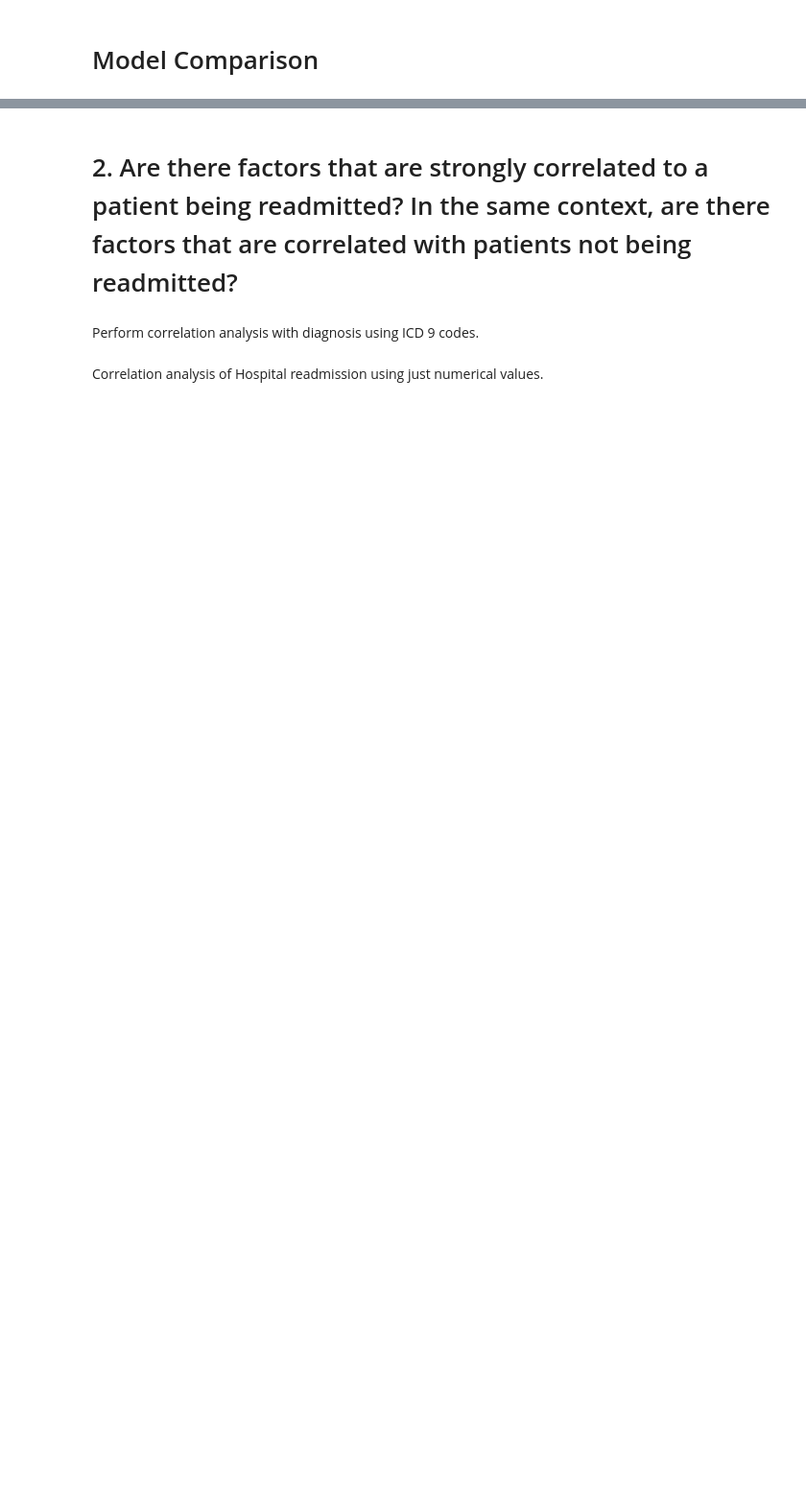
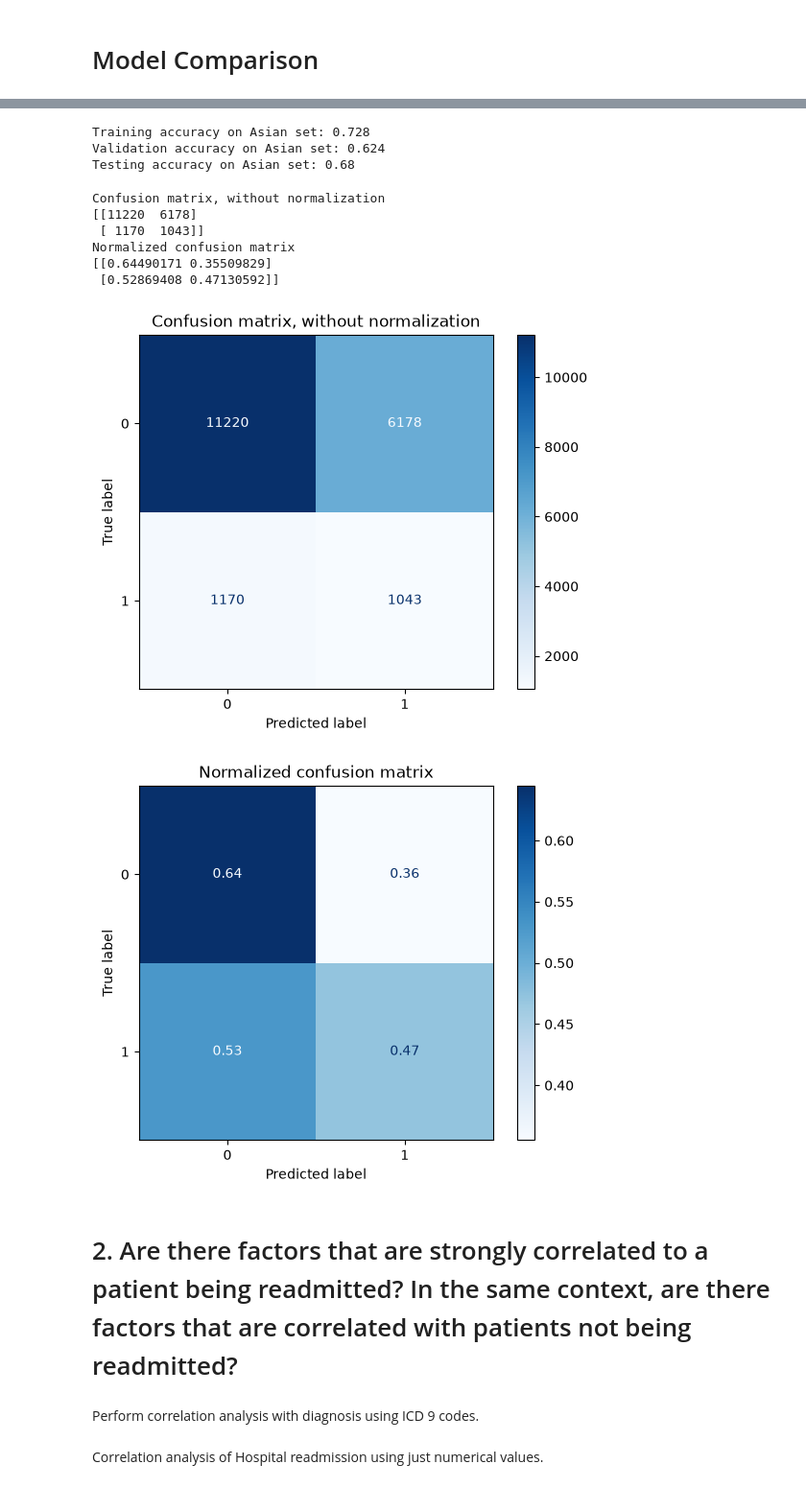
Before and after one commit to benly03/Hospital_readmission, a Jupyter notebook: Hospital_Readmission.ipynb, the cells around one changed output, grey strips where cells are left out. Shown at 96% size. Drawn from its saved outputs; the diff is of its cells as text; code cells hidden in the pictures; blank space fills up the shorter version.

```diff
--- a/Hospital_Readmission.ipynb
+++ b/Hospital_Readmission.ipynb
@@ -1057,3 +841,52 @@ plt.show()
+# %%
+asian_pred_LogR = LogisticRegression(max_iter = 1000, random_state= 42, class_weight='balanced')
+asian_pred_LogR.fit(X_train_asian, y_train_asian)
+
+asian_pred_train_LogR = asian_pred_LogR.predict(X_train_asian)
+asian_pred_val_LogR = asian_pred_LogR.predict(X_val_asian)
+asian_pred_test_logR = asian_pred_LogR.predict(X_test_asian)
+
+print(f"Training accuracy on Asian set: {accuracy_score(y_train_asian, asian_pred_train_LogR)}")
+print(f"Validation accuracy on Asian set: {accuracy_score(y_val_asian, asian_pred_val_LogR)}")
+print(f"Testing accuracy on Asian set: {accuracy_score(y_test_asian, asian_pred_test_logR)}")
+# %% [output]
+Training accuracy on Asian set: 0.728
+Validation accuracy on Asian set: 0.624
+Testing accuracy on Asian set: 0.68
+# %%
+class_names = [0, 1]
+
+titles_options = [
+    ("Confusion matrix, without normalization", None),
+    ("Normalized confusion matrix", "true"),
+]
+for title, normalize in titles_options:
+    disp = ConfusionMatrixDisplay.from_estimator(
+        asian_pred_LogR,
+        X_test,
+        y_test,
+        display_labels=class_names,
+        cmap=plt.cm.Blues,
+        normalize=normalize,
+    )
+    disp.ax_.set_title(title)
+
+    print(title)
+    print(disp.confusion_matrix)
+
+plt.show()
+
+#Sensitivity = TP / (TP + FN) = 0.90, Specificity = TN / (TN + FP) = 0.14
+#PPV = TP / (TP + FP) = 0.77, NPV = TN / (TN + FP) = 0.29
+# %% [output]
+Confusion matrix, without normalization
+[[11220  6178]
+ [ 1170  1043]]
+Normalized confusion matrix
+[[0.64490171 0.35509829]
+ [0.52869408 0.47130592]]
+[figure, added]
+[figure, added]
 # %% [markdown]
 # 2. Are there factors that are strongly correlated to a patient being readmitted? In the same context, are there factors that are correlated with patients not being readmitted?
 # %% [markdown]
```
Also changed, not shown: parts of 43 cells of this notebook, 1 other file.
